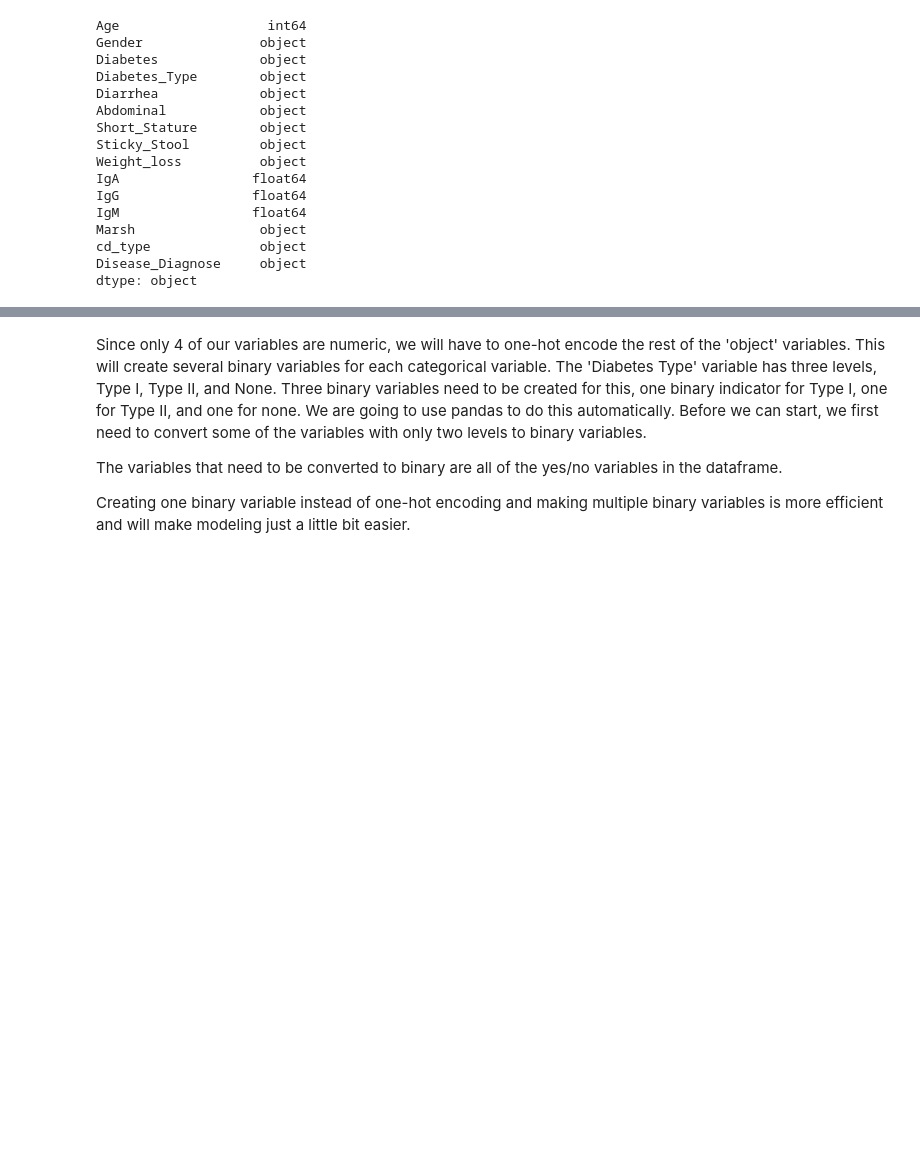
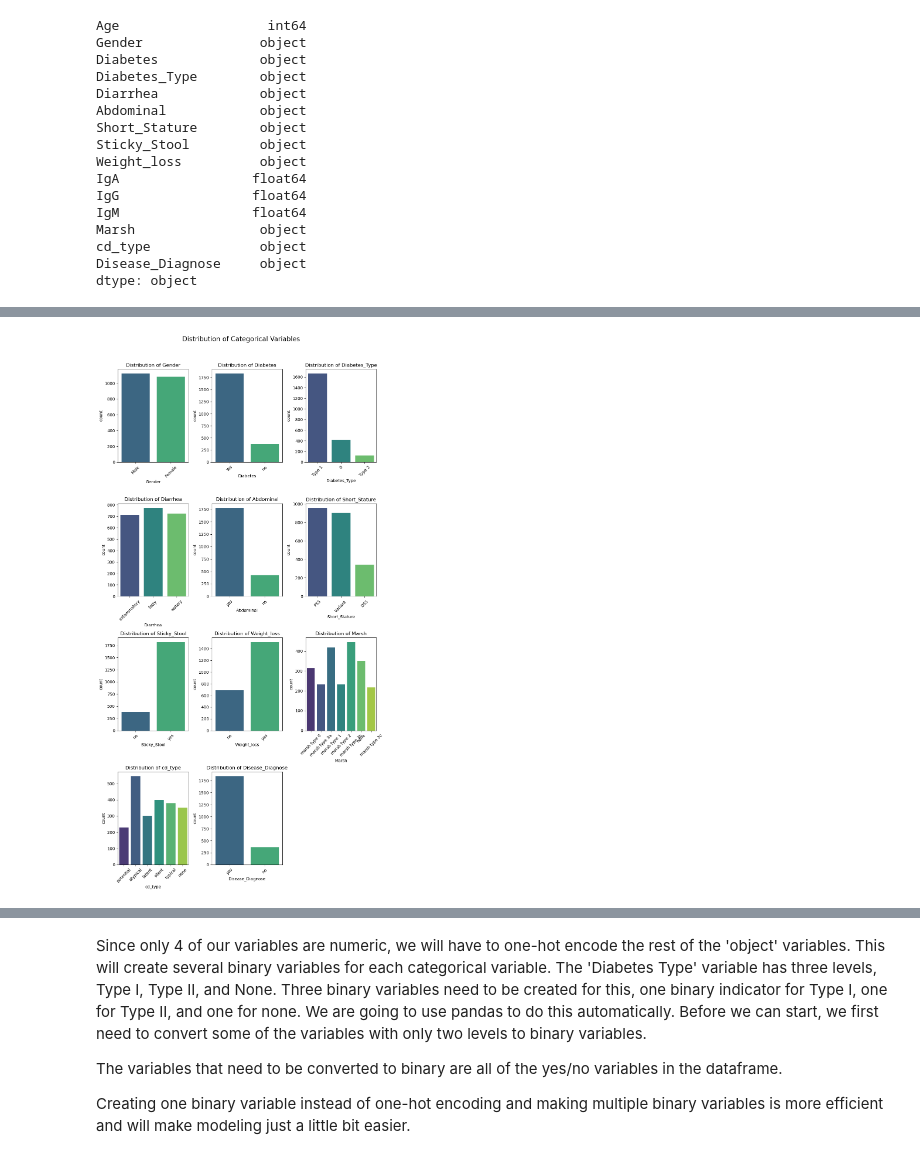
Before and after one commit to lmitch12/Math_Senior_Sem, a Jupyter notebook: srSem.ipynb, the cells around one changed output, grey strips where cells are left out. Saved outputs shown, nothing was run; the diff lists cells and outputs as text; code cells hidden in the pictures; blank space fills up the shorter version.

Commit message:
identified class imbalances in data

```diff
--- a/srSem.ipynb
+++ b/srSem.ipynb
@@ -97,0 +110,30 @@ dtype: object
+# %%
+# get all categorical cols
+categorical_cols = df.select_dtypes(include=['object', 'category']).columns
+# build empty grid of subplots
+num_cols = len(categorical_cols)
+ncols = 3
+# number of rows needed, rounding up
+nrows = (num_cols + 1) // ncols
+
+fig, axes = plt.subplots(nrows=nrows, ncols=ncols, figsize=(10, 5 * nrows))
+
+# plot each categorical variable
+for i, col_name in enumerate(categorical_cols):
+    # flatten the axes array to make one 'row' from a 2D array
+    ax = axes.flatten()[i]
+    # create countplot for each categorical variable
+    sns.countplot(x=col_name, data=df, ax=ax, hue=col_name, palette='viridis', legend=False)
+    # rotate x labels so graphs are readable
+    ax.tick_params(axis='x', rotation=45)
+    ax.set_title(f'Distribution of {col_name}')
+
+# hide last unused subplot
+for i in range(num_cols, len(axes.flatten())):
+    axes.flatten()[i].set_visible(False)
+
+fig.suptitle('Distribution of Categorical Variables', fontsize=16)
+plt.tight_layout(rect=[0, 0.03, 1, 0.96])
+plt.show()
+# %% [output]
+[figure, added]
```
Also changed, not shown: parts of 8 cells of this notebook.
